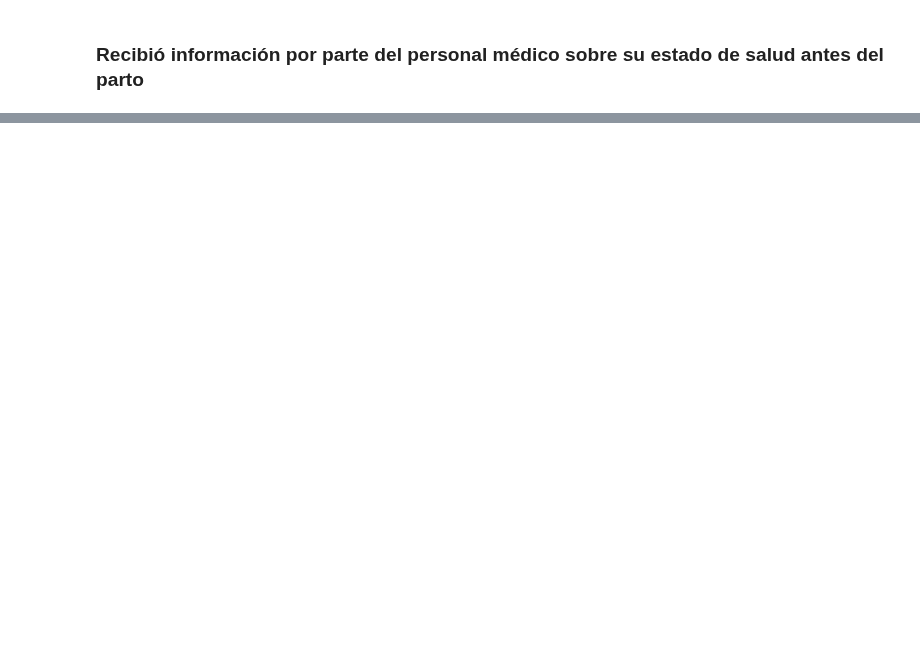
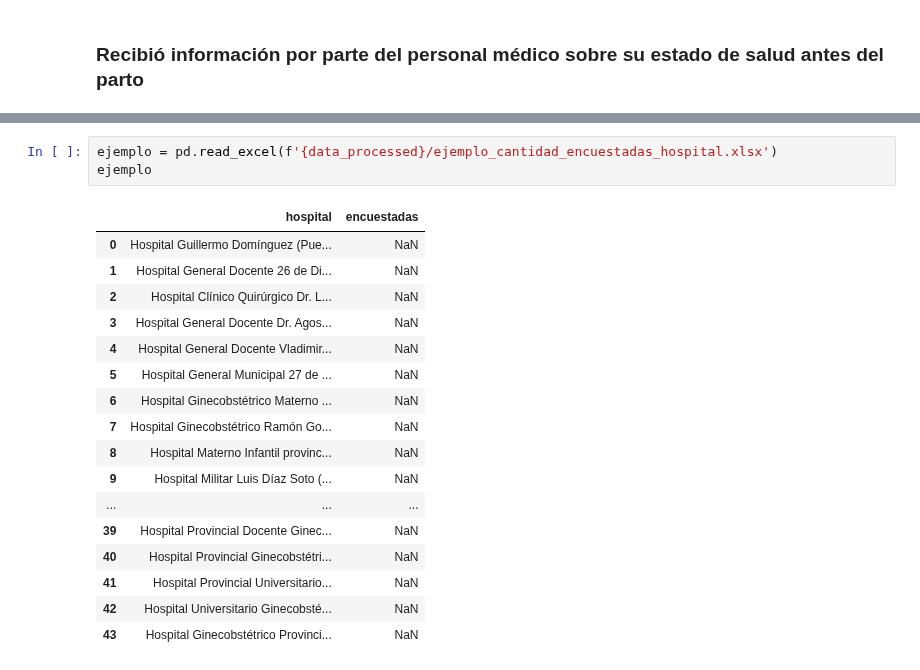
Before and after one commit to DataCritica/violencia-obstetrica-cuba, a Jupyter notebook: notebooks/2.0-visualize.ipynb, the cells around one changed output, grey strips where cells are left out. Saved outputs shown, nothing was run; the diff lists cells and outputs as text; blank space fills up the shorter version.

```diff
--- a/notebooks/2.0-visualize.ipynb
+++ b/notebooks/2.0-visualize.ipynb
@@ -1435,0 +670,21 @@ fig.show()
+# %%
+ejemplo = pd.read_excel(f'{data_processed}/ejemplo_cantidad_encuestadas_hospital.xlsx')
+ejemplo
+# %% [output]
+|  | hospital | encuestadas |
+| 0 | Hospital Guillermo Domínguez (Pue... | NaN |
+| 1 | Hospital General Docente 26 de Di... | NaN |
+| 2 | Hospital Clínico Quirúrgico Dr. L... | NaN |
+| 3 | Hospital General Docente Dr. Agos... | NaN |
+| 4 | Hospital General Docente Vladimir... | NaN |
+| 5 | Hospital General Municipal 27 de ... | NaN |
+| 6 | Hospital Ginecobstétrico Materno ... | NaN |
+| 7 | Hospital Ginecobstétrico Ramón Go... | NaN |
+| 8 | Hospital Materno Infantil provinc... | NaN |
+| 9 | Hospital Militar Luis Díaz Soto (... | NaN |
+| ... | ... | ... |
+| 39 | Hospital Provincial Docente Ginec... | NaN |
+| 40 | Hospital Provincial Ginecobstétri... | NaN |
+| 41 | Hospital Provincial Universitario... | NaN |
+| 42 | Hospital Universitario Ginecobsté... | NaN |
+| 43 | Hospital Ginecobstétrico Provinci... | NaN |
```
Also changed, not shown: parts of 125 cells of this notebook.
